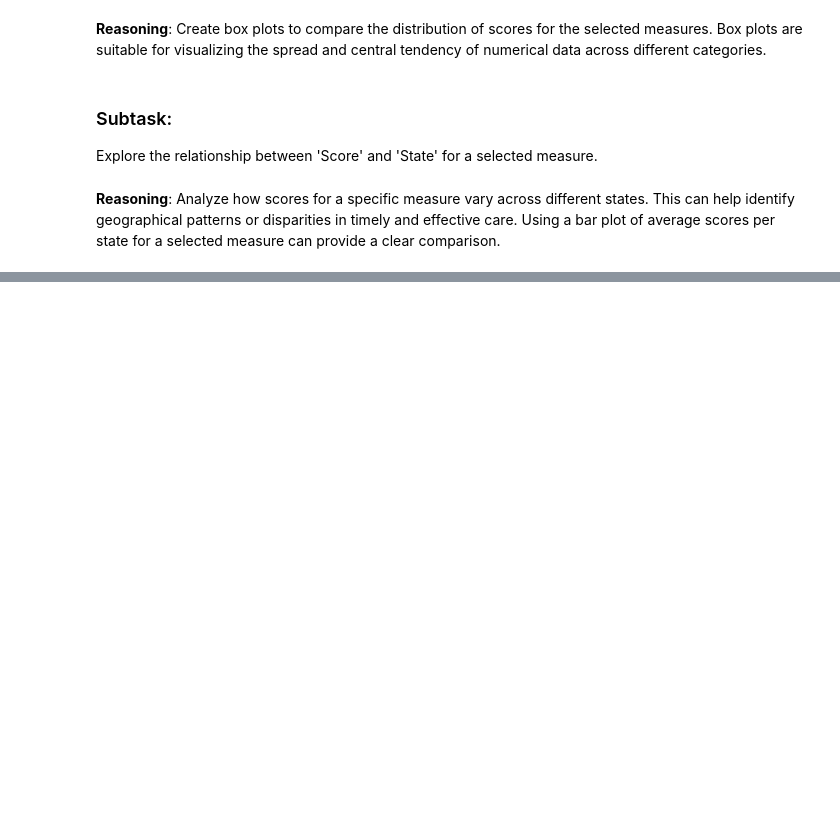
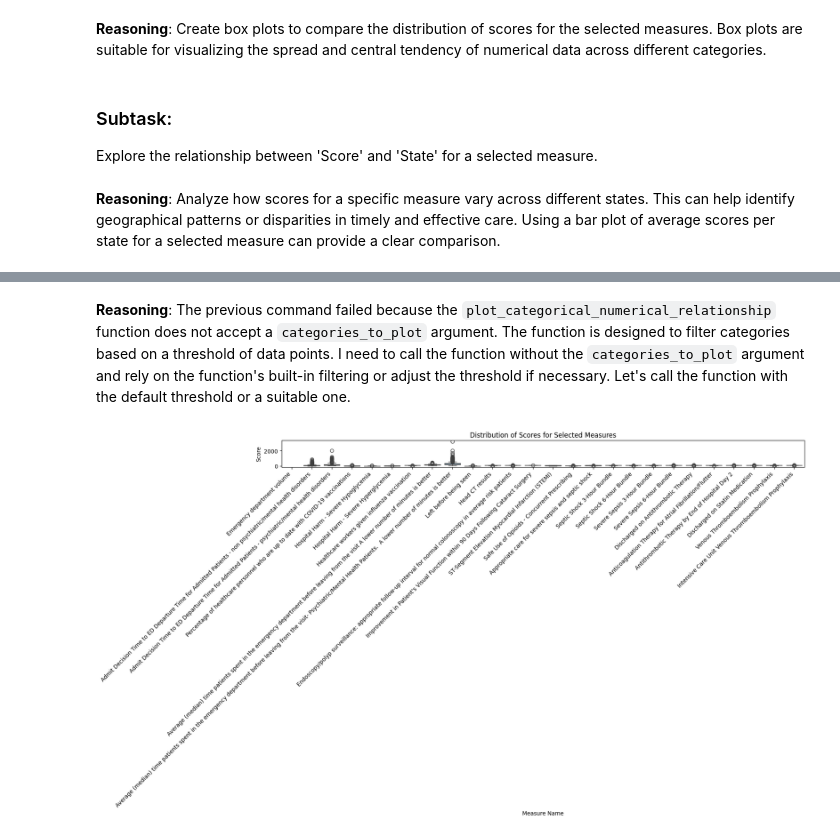
Before and after one commit to churamani2030dev/DSP, a Jupyter notebook: timely_and_effectively_care_hospital.ipynb, the cells around one changed output, grey strips where cells are left out. Drawn from its saved outputs; the diff is of its cells as text; code cells hidden in the pictures; blank space fills up the shorter version.

```diff
--- a/timely_and_effectively_care_hospital.ipynb
+++ b/timely_and_effectively_care_hospital.ipynb
@@ -899,0 +1351,19 @@ Analyze how scores for a specific measure vary across different states. This can
+# %% [markdown]
+**Reasoning**:
+The previous command failed because the `plot_categorical_numerical_relationship` function does not accept a `categories_to_plot` argument. The function is designed to filter categories based on a threshold of data points. I need to call the function without the `categories_to_plot` argument and rely on the function's built-in filtering or adjust the threshold if necessary. Let's call the function with the default threshold or a suitable one.
+# %%
+# Create box plots for the selected measures using the refactored function
+if 'selected_measures' in locals():
+    plot_categorical_numerical_relationship(
+        df_cleaned,
+        'Measure Name',
+        'Score_numeric',
+        threshold=1,  # Set a low threshold to include the selected measures
+        figsize=(18, 10),
+        title='Distribution of Scores for Selected Measures',
+        xlabel='Measure Name'
+    )
+else:
+    print("Selected measures not defined. Please run the previous cell.")
+# %% [output]
+[figure, added]
```
Also changed, not shown: parts of 46 cells of this notebook.
